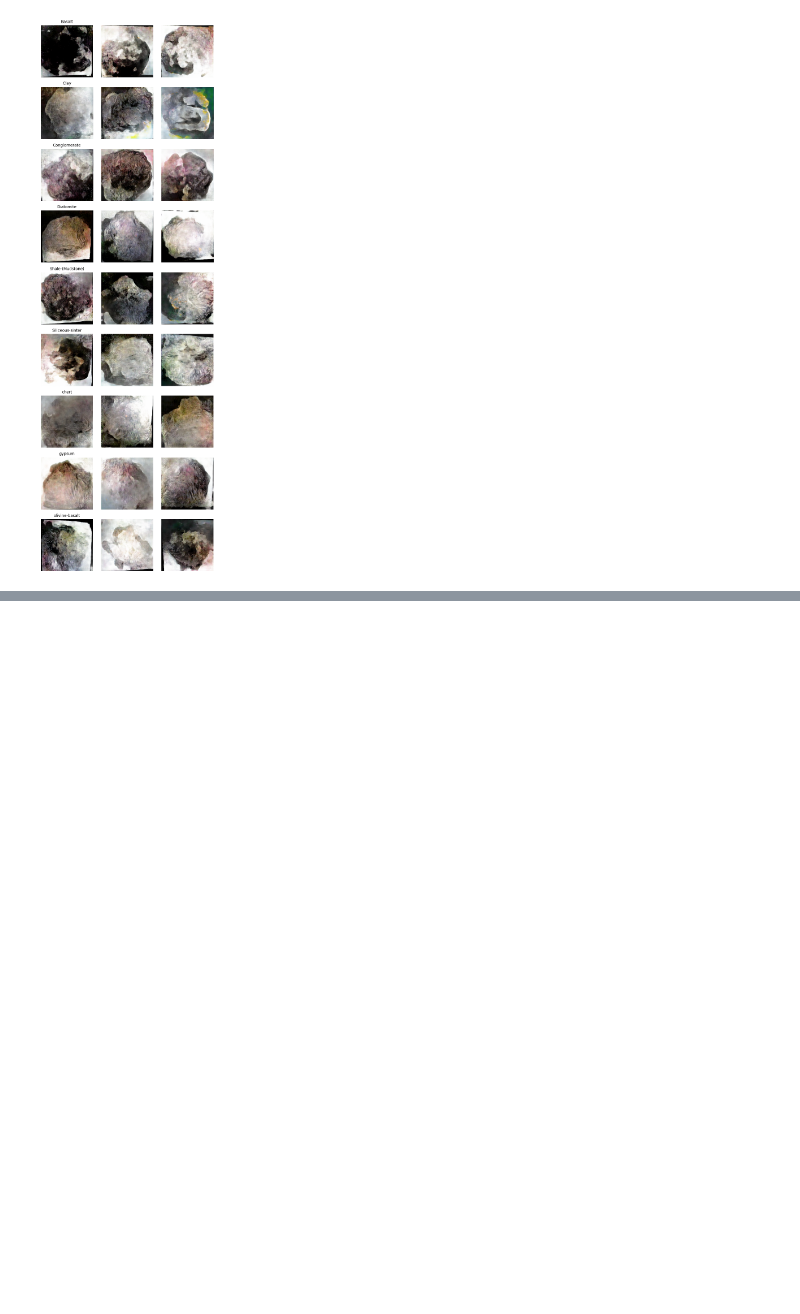
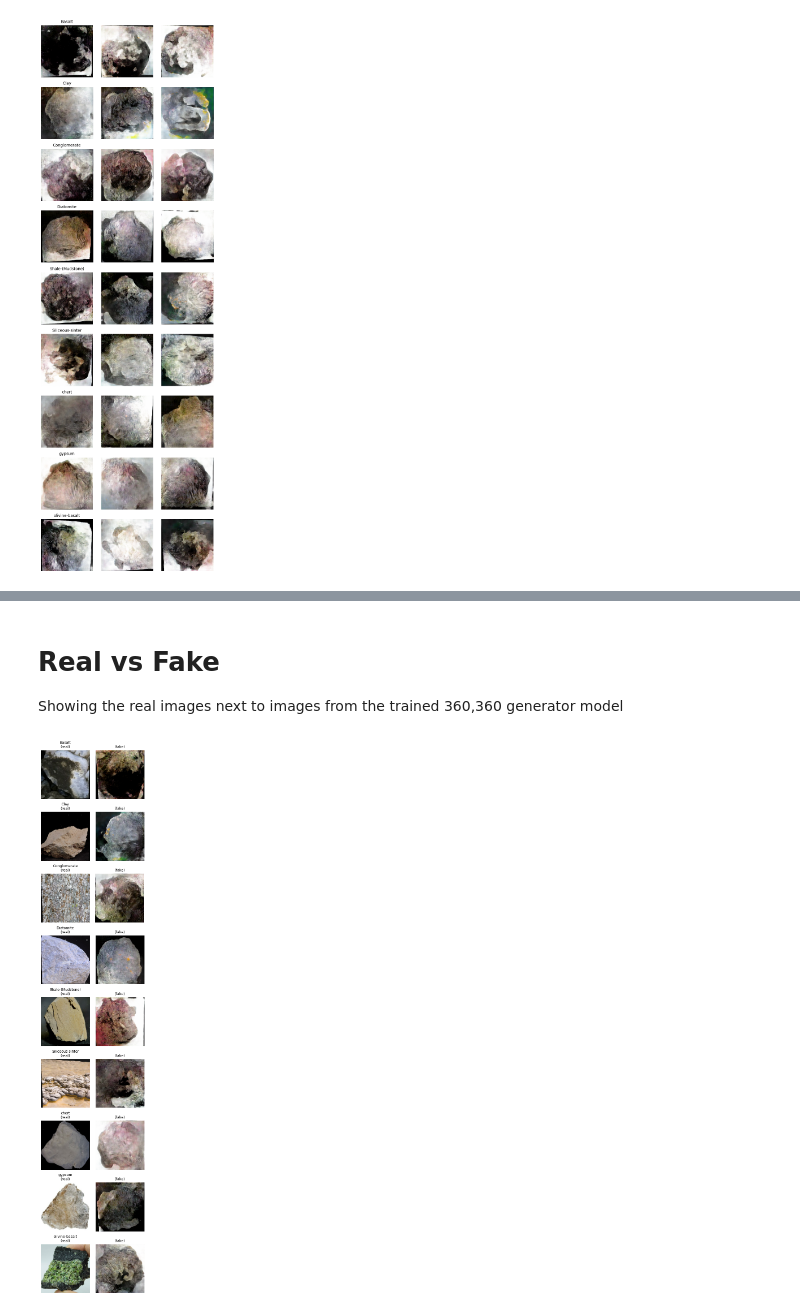
Before and after one commit to MatDebLund/RockGAN, a Jupyter notebook: Rock_GAN_main.ipynb, the cells around one changed output, grey strips where cells are left out. Saved outputs shown, nothing was run; the diff lists cells and outputs as text; code cells hidden in the pictures; blank space fills up the shorter version.

```diff
--- a/Rock_GAN_main.ipynb
+++ b/Rock_GAN_main.ipynb
@@ -295,3 +448,54 @@ show_class_samples(generator)
+# %% [markdown]
+# Real vs Fake
+
+Showing the real images next to images from the trained 360,360 generator model
+# %%
+import matplotlib.pyplot as plt
+import numpy as np
+
+def show_real_vs_fake(G, dataset, n_per_class=1):
+    """Display one real and one fake example per class."""
+    fig, axes = plt.subplots(num_classes, 2, figsize=(4, num_classes * 2.2))
+
+    # collect one real image per class from the dataset
+    real_images = {c: None for c in range(num_classes)}
+    for x_batch, y_batch in dataset.unbatch():
+        c = int(y_batch.numpy())
+        if real_images[c] is None:
+            real_images[c] = x_batch.numpy()
+        if all(v is not None for v in real_images.values()):
+            break
+
+    for i, cname in enumerate(class_names):
+        # fake sample
+        z = tf.random.normal((1, latent_dim))
+        y = tf.convert_to_tensor([i], dtype=tf.int32)
+        fake_img = G([z, y], training=False).numpy()[0]
+
+        # clip to [0,1] for display
+        fake_img = np.clip(fake_img, 0, 1)
+        real_img = np.clip(real_images[i], 0, 1)
+
+        # real image (left)
+        ax_real = axes[i, 0] if num_classes > 1 else axes[0]
+        ax_real.imshow(real_img)
+        ax_real.axis("off")
+        ax_real.set_title(f"{cname}\n(real)", fontsize=9)
+
+        # fake image (right)
+        ax_fake = axes[i, 1] if num_classes > 1 else axes[1]
+        ax_fake.imshow(fake_img)
+        ax_fake.axis("off")
+        ax_fake.set_title("(fake)", fontsize=9)
+
+    plt.tight_layout()
+    plt.show()
+
+generator = keras.models.load_model("generator_model_360.h5", compile=False)
+
+show_real_vs_fake(generator, train_dataset)
+# %% [output]
+[figure, added]
 # %% [markdown]
 # Relation to FAIR principles
 Findable: the source dataset is referenced to Kaggle with consistent class folder names, which supports clear discovery. If possible the ipynb file will be uploaded in the code section to the dataset after the assignment to add to the findable nature.
```
Also changed, not shown: parts of 10 cells of this notebook, 1 other file.
